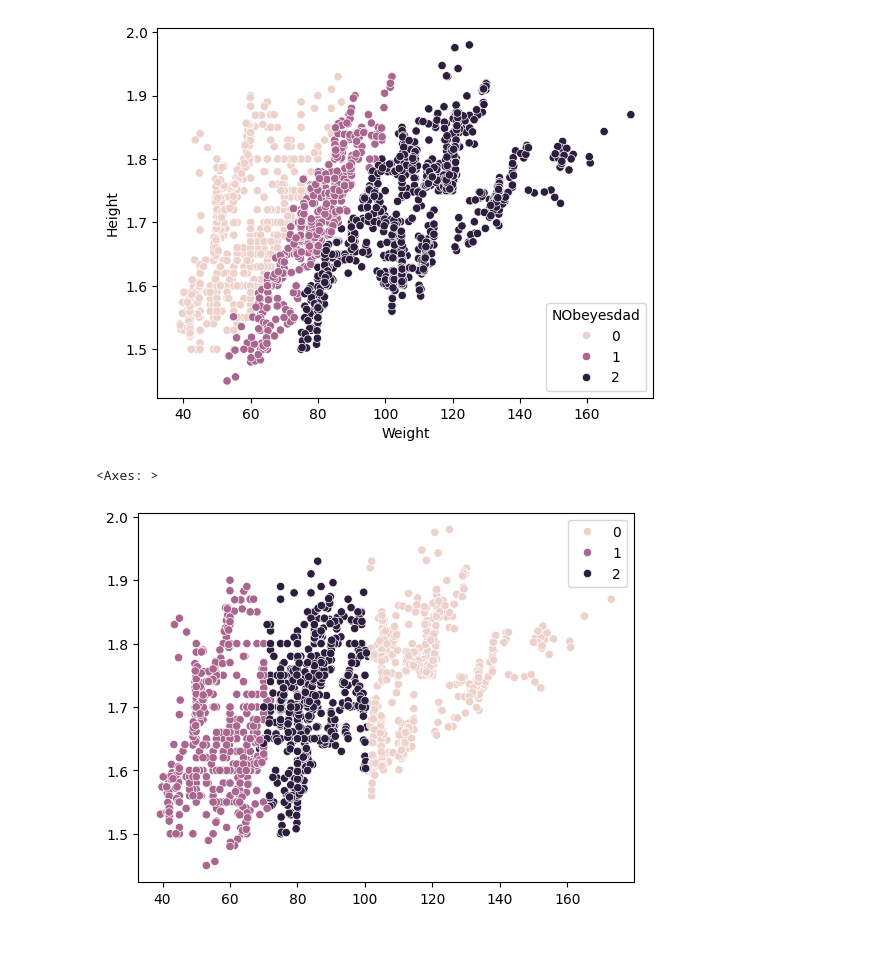
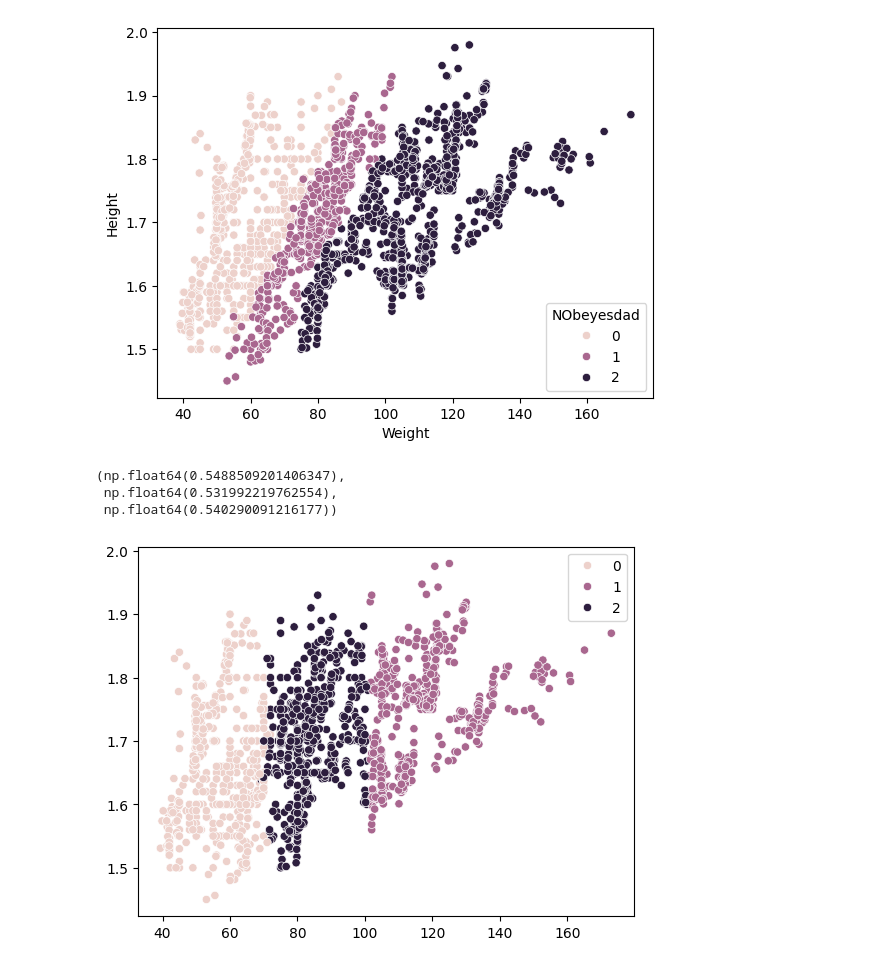
Before and after one commit to alexisuaguilaru/Obesity_Levels_Model, a Jupyter notebook: Model/Model.ipynb, the cells around one changed output. Drawn from its saved outputs; the diff is of its cells as text; code cells hidden in the pictures.

```diff
--- a/Model/Model.ipynb
+++ b/Model/Model.ipynb
@@ -34,7 +36,7 @@ y_target_groups = ObesityDataset_Groups[Target].to_numpy()
 # Split train-test
 X_train , X_test , y_train , y_test = train_test_split(X_features_groups,y_target_groups,test_size=0.2)
 # %%
-ScoreFunction_MutualInformation = lambda X,y : mutual_info_classif(X,y,n_neighbors=16)
+ScoreFunction_MutualInformation = lambda X,y : mutual_info_classif(X,y,n_neighbors=30)
 
 # Clustering with K-Means
 Model_K_Means = Pipeline(steps=[('Feature_Selection',SelectPercentile(score_func=ScoreFunction_MutualInformation,percentile=50)),
@@ -52,6 +54,10 @@ sns.scatterplot(ObesityDataset_Groups,x='Weight',y='Height',hue='NObeyesdad')
 # %%
 y_output = Model_K_Means.fit_predict(X_train,y_train)
 sns.scatterplot(x=X_train[:,2],y=X_train[:,1],hue=y_output)
+
+homogeneity_completeness_v_measure(y_train,y_output)
 # %% [output]
-<Axes: >
+(np.float64(0.5488509201406347),
+ np.float64(0.531992219762554),
+ np.float64(0.540290091216177))
-[figure, old version]
+[figure, new version]
```
Also changed, not shown: parts of 3 cells of this notebook.
